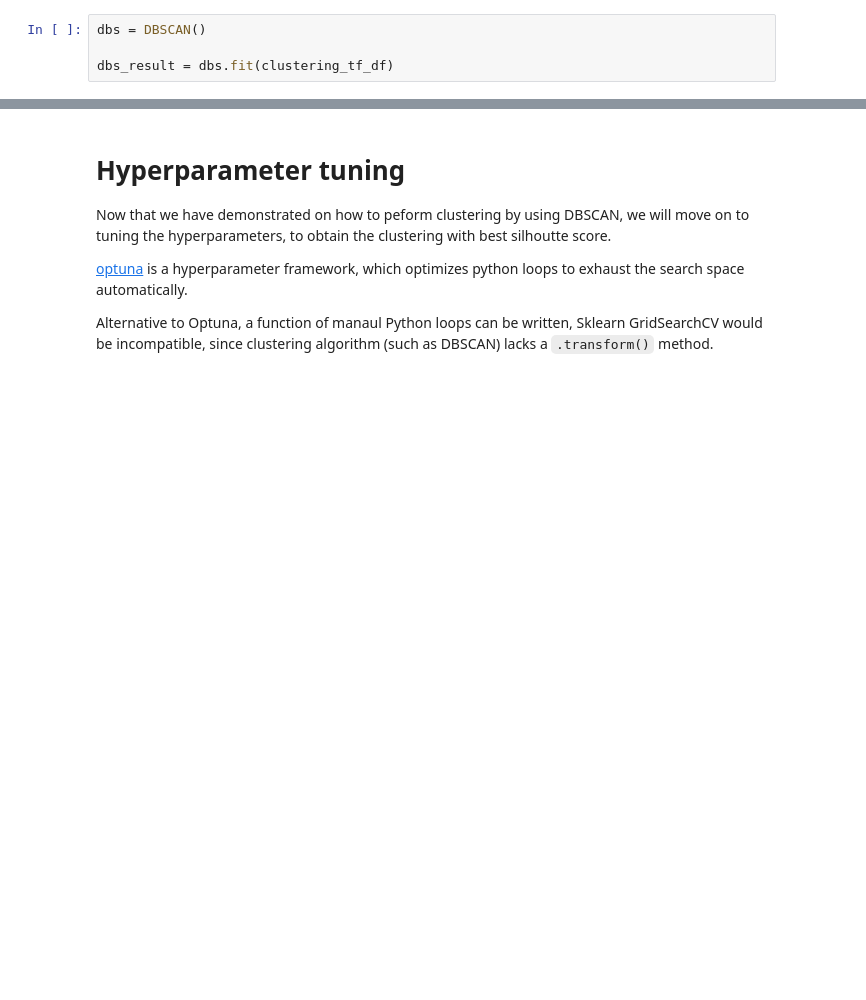
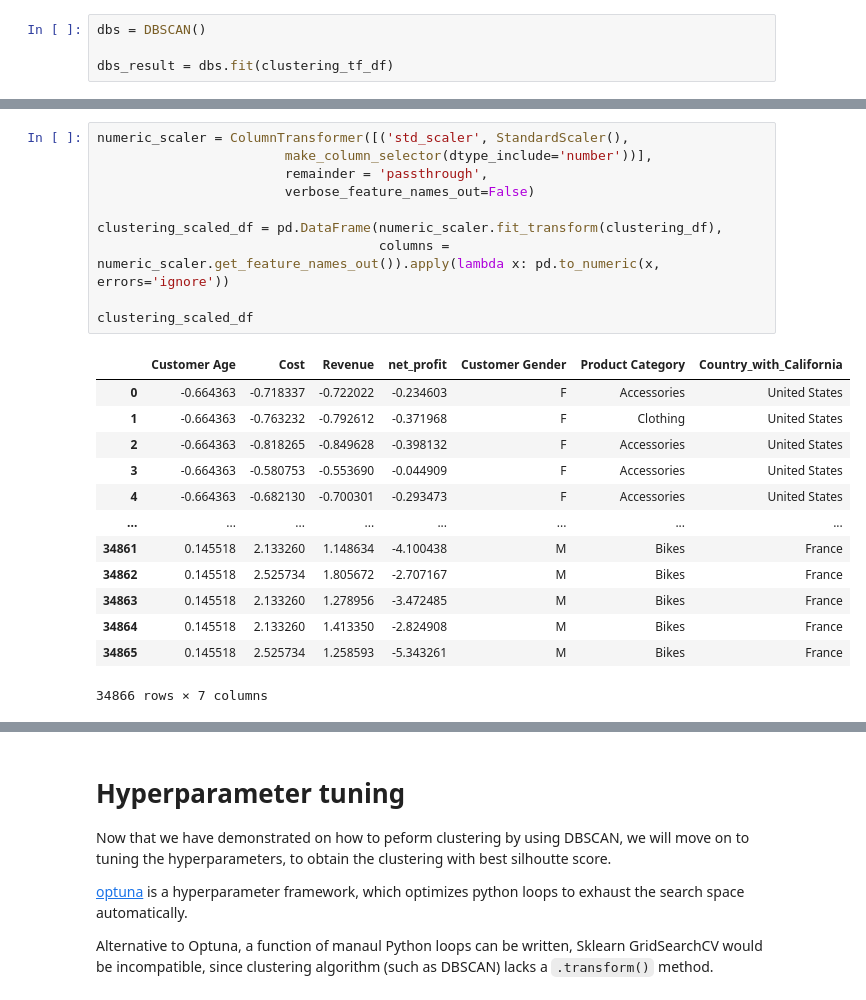
Before and after one commit to ShiYang1101/cycle_sales, a Jupyter notebook: cycle-sales-kaggle.ipynb, the cells around one changed output, grey strips where cells are left out. Cells and saved outputs as stored; diff of their text form; blank space fills up the shorter version.

```diff
--- a/cycle-sales-kaggle.ipynb
+++ b/cycle-sales-kaggle.ipynb
@@ -361,0 +407,24 @@ silhouette_score(clustering_tf_df, dbs_result.labels_)
+# %%
+numeric_scaler = ColumnTransformer([('std_scaler', StandardScaler(),
+                        make_column_selector(dtype_include='number'))],
+                        remainder = 'passthrough',
+                        verbose_feature_names_out=False)
+
+clustering_scaled_df = pd.DataFrame(numeric_scaler.fit_transform(clustering_df),
+                                    columns = numeric_scaler.get_feature_names_out()).apply(lambda x: pd.to_numeric(x, errors='ignore'))
+
+clustering_scaled_df
+# %% [output]
+|  | Customer Age | Cost | Revenue | net_profit | Customer Gender | Product Category | Country_with_California |
+| 0 | -0.664363 | -0.718337 | -0.722022 | -0.234603 | F | Accessories | United States |
+| 1 | -0.664363 | -0.763232 | -0.792612 | -0.371968 | F | Clothing | United States |
+| 2 | -0.664363 | -0.818265 | -0.849628 | -0.398132 | F | Accessories | United States |
+| 3 | -0.664363 | -0.580753 | -0.553690 | -0.044909 | F | Accessories | United States |
+| 4 | -0.664363 | -0.682130 | -0.700301 | -0.293473 | F | Accessories | United States |
+| ... | ... | ... | ... | ... | ... | ... | ... |
+| 34861 | 0.145518 | 2.133260 | 1.148634 | -4.100438 | M | Bikes | France |
+| 34862 | 0.145518 | 2.525734 | 1.805672 | -2.707167 | M | Bikes | France |
+| 34863 | 0.145518 | 2.133260 | 1.278956 | -3.472485 | M | Bikes | France |
+| 34864 | 0.145518 | 2.133260 | 1.413350 | -2.824908 | M | Bikes | France |
+| 34865 | 0.145518 | 2.525734 | 1.258593 | -5.343261 | M | Bikes | France |
+34866 rows × 7 columns
```
Also changed, not shown: parts of 25 cells of this notebook, 4 other files.
